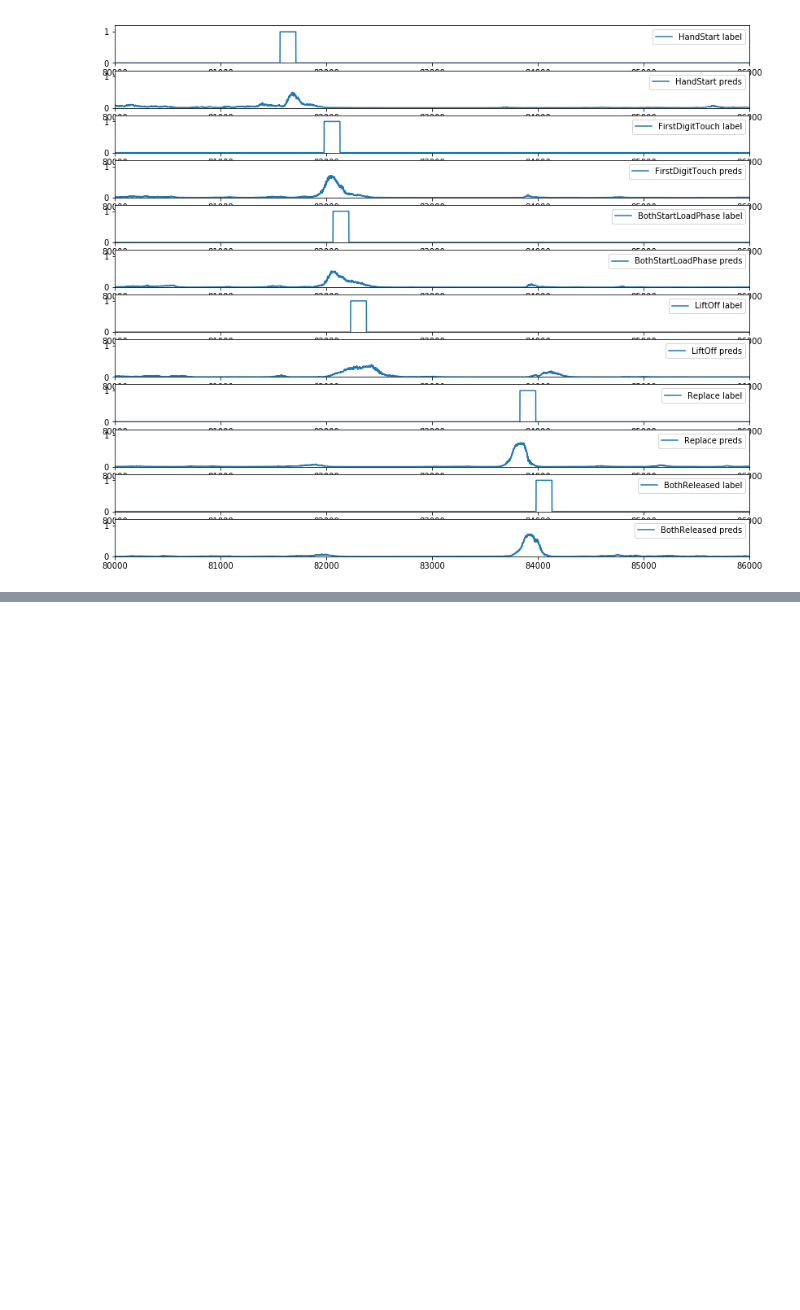
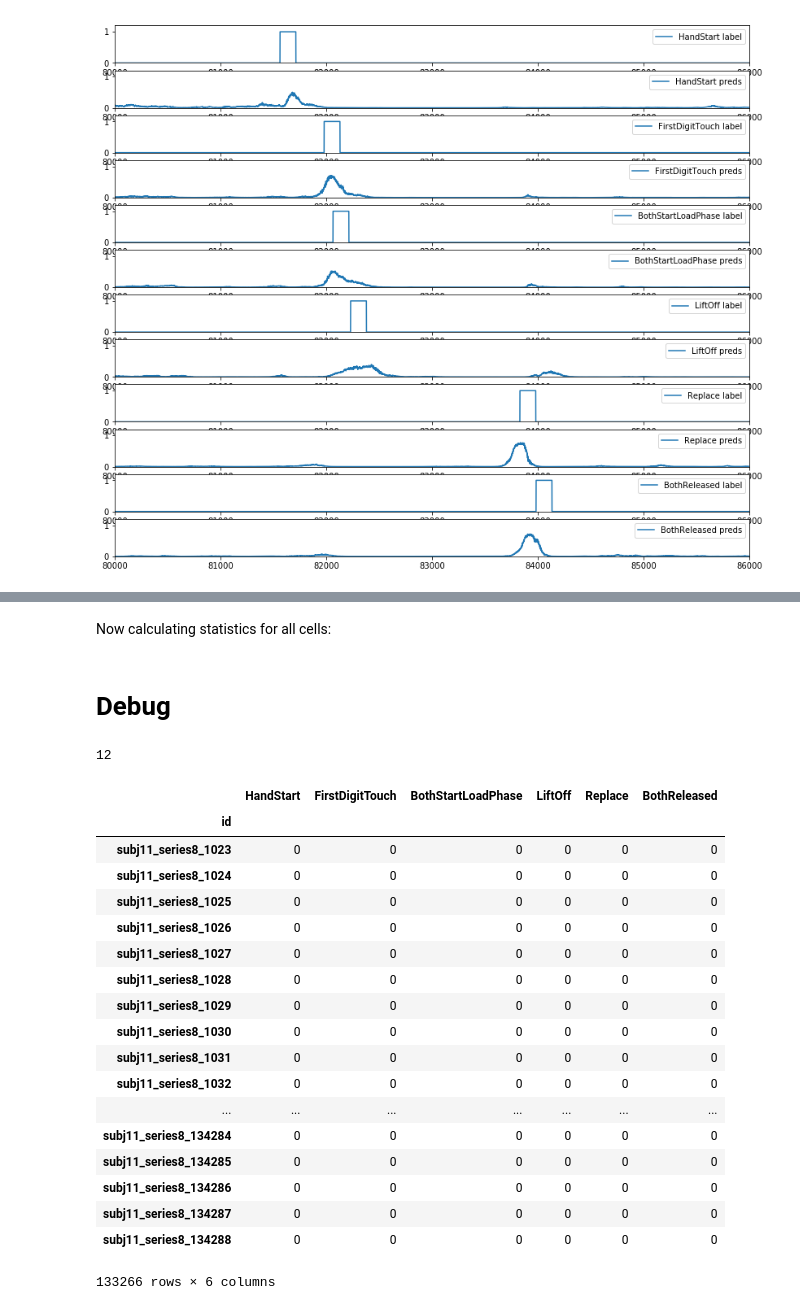
Before and after one commit to arthurcgusmao/eeg-grasp-and-lift, a Jupyter notebook: View Predictions.ipynb, the cells around one changed output, grey strips where cells are left out. Saved outputs shown, nothing was run; the diff lists cells and outputs as text; code cells hidden in the pictures; blank space fills up the shorter version.

```diff
--- a/View Predictions.ipynb
+++ b/View Predictions.ipynb
@@ -70,0 +144,2 @@ for idx,col in enumerate(cols):
+# %% [markdown]
+Now calculating statistics for all cells:
@@ -70,0 +148,28 @@ for idx,col in enumerate(cols):
+# %% [markdown]
+# Debug
+# %%
+len(valid)
+# %% [output]
+12
+# %%
+valid[0][1][1023:]
+# %% [output]
+|  | HandStart | FirstDigitTouch | BothStartLoadPhase | LiftOff | Replace | BothReleased |
+| id |  |  |  |  |  |  |
+| subj11_series8_1023 | 0 | 0 | 0 | 0 | 0 | 0 |
+| subj11_series8_1024 | 0 | 0 | 0 | 0 | 0 | 0 |
+| subj11_series8_1025 | 0 | 0 | 0 | 0 | 0 | 0 |
+| subj11_series8_1026 | 0 | 0 | 0 | 0 | 0 | 0 |
+| subj11_series8_1027 | 0 | 0 | 0 | 0 | 0 | 0 |
+| subj11_series8_1028 | 0 | 0 | 0 | 0 | 0 | 0 |
+| subj11_series8_1029 | 0 | 0 | 0 | 0 | 0 | 0 |
+| subj11_series8_1030 | 0 | 0 | 0 | 0 | 0 | 0 |
+| subj11_series8_1031 | 0 | 0 | 0 | 0 | 0 | 0 |
+| subj11_series8_1032 | 0 | 0 | 0 | 0 | 0 | 0 |
+| ... | ... | ... | ... | ... | ... | ... |
+| subj11_series8_134284 | 0 | 0 | 0 | 0 | 0 | 0 |
+| subj11_series8_134285 | 0 | 0 | 0 | 0 | 0 | 0 |
+| subj11_series8_134286 | 0 | 0 | 0 | 0 | 0 | 0 |
+| subj11_series8_134287 | 0 | 0 | 0 | 0 | 0 | 0 |
+| subj11_series8_134288 | 0 | 0 | 0 | 0 | 0 | 0 |
+133266 rows × 6 columns
```
Also changed, not shown: parts of 8 cells of this notebook.
